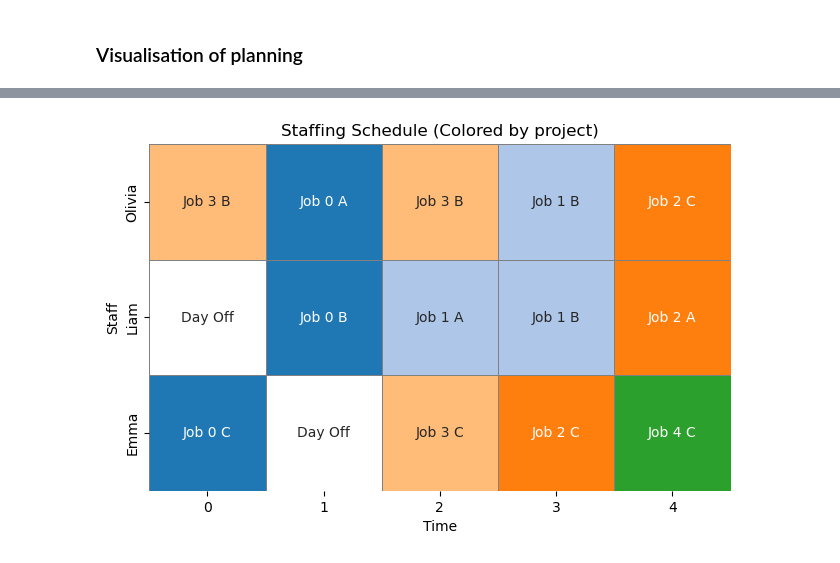
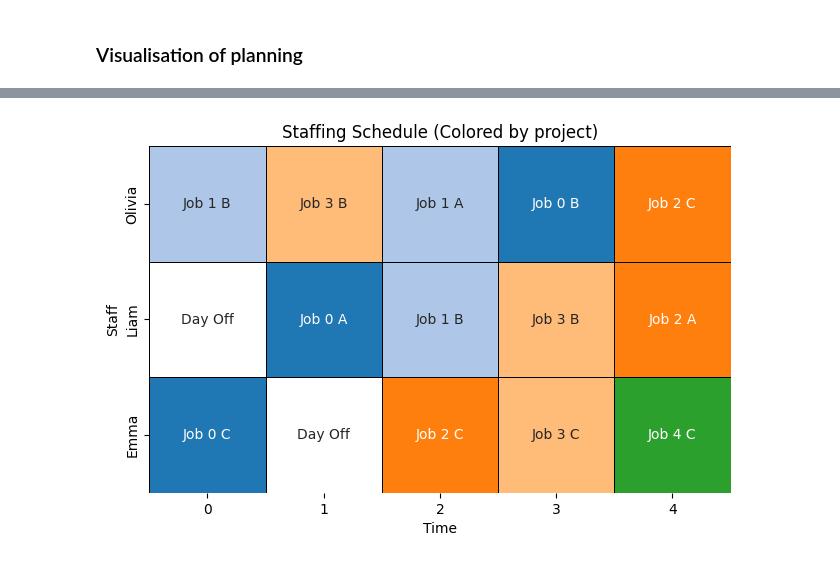
Before and after one commit to aubertbaptiste/PFS3A, a Jupyter notebook: Planning with deadlines.ipynb, the cells around one changed output, grey strips where cells are left out. Saved outputs shown, nothing was run; the diff lists cells and outputs as text; code cells hidden in the pictures.

```diff
--- a/Planning with deadlines.ipynb
+++ b/Planning with deadlines.ipynb
@@ -69,19 +21,3 @@ instance = "instances/toy_instance.json"
 # instance = "instances/medium_instance.json"
 # instance = "instances/large_instance.json"
 h,qualif_nb,staff_nb,project_nb,C,CA,N,G,D,R,names = init_params(instance)
-# %%
-for name, i in [
-    ("horizon", h),
-    ("qualif_nb", qualif_nb),
-    ("staff_nb", staff_nb),
-    ("project_nb", project_nb),
-    ("C, matrice des compétences des personnes", C),
-    ("CA, matrice gain", CA),
-    ("N, matrice des besoins par compétence", N),
-    ("G, matrice des congés", G),
-    ("D, matrice deadline", D),
-    ("R, matrice pénatlité retard", R),
-    ("names", names)
-]:
-    print(f"\n{name} =")
-    print(i)
@@ -205,7 +119,7 @@ def solv_wf(h,staff_nb,qualif_nb,project_nb,CA,N,C,G,D,R):
     print("Nombre de contraintes :", num_constraint)
 
     start = time.time()
-    solver = SolverFactory("cbc")
+    solver = SolverFactory("gurobi")  # or 'gurobi' if licensed
     results = solver.solve(model, tee=True)
     end = time.time()
     comp = end-start
@@ -292,34 +206,35 @@ Computation time (s) : 1.1124837398529053
 # %%
 # Extraire uniquement les projets pour le mapping couleur
 def extract_project(val):
-    if val in ["", "Day Off"]:
-        return "Day Off"
+    if val in ["", "Day Off","No work"]:
+        return val
     return val.split()[1]  # "Proj X" → "X"
+
 
 project_table = table_plot.applymap(extract_project)
 
-# Liste des projets uniques (hors "Day Off")
-unique_projects = sorted(list(set(v for v in project_table.values.flatten() if v not in ["", "Day Off"])))
+# Liste des projets uniques (hors "Day Off" et "No work assigned")
+unique_projects = sorted(list(set(v for v in project_table.values.flatten() if v not in ["", "Day Off", "No work"])))
 
 # Mapping projet → entier pour heatmap
-project_to_int = {"Day Off": 0}
-project_to_int.update({v: i+1 for i, v in enumerate(unique_projects)})
+project_to_int = {"Day Off": 0, "No work": 1}
+project_to_int.update({v: i+2 for i, v in enumerate(unique_projects)})
 
 int_table = project_table.replace(project_to_int).astype(int)
 
-# Palette : blanc pour "Day Off", puis couleurs pour projets
-palette = [(1,1,1)] + sns.color_palette("tab20", len(unique_projects))
+# Palette : blanc pour "Day Off", rouge pour "No work", puis couleurs pour projets
+palette = [(1,1,1), (0,0,0)] + sns.color_palette("tab20", len(unique_projects))
 
 # Plot
 plt.figure(figsize=(h*1.5, staff_nb*1.5))
 ax = sns.heatmap(int_table, annot=table_plot.values, fmt='',
                  cmap=palette,
                  cbar=False,
-                 linewidths=0.5, linecolor='gray')
+                 linewidths=0.5, linecolor='black')
 
 ax.set_xlabel("Time")
 ax.set_ylabel("Staff")
 ax.set_title("Staffing Schedule (Colored by project)")
 plt.show()
 # %% [output]
-[figure, old version]
+[figure, new version]
```
Also changed, not shown: parts of 6 cells of this notebook, 3 other files.
